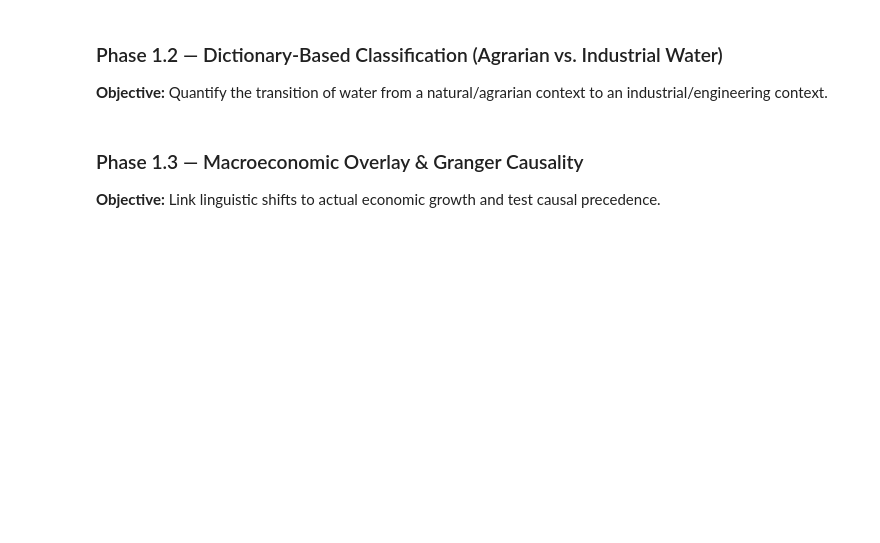
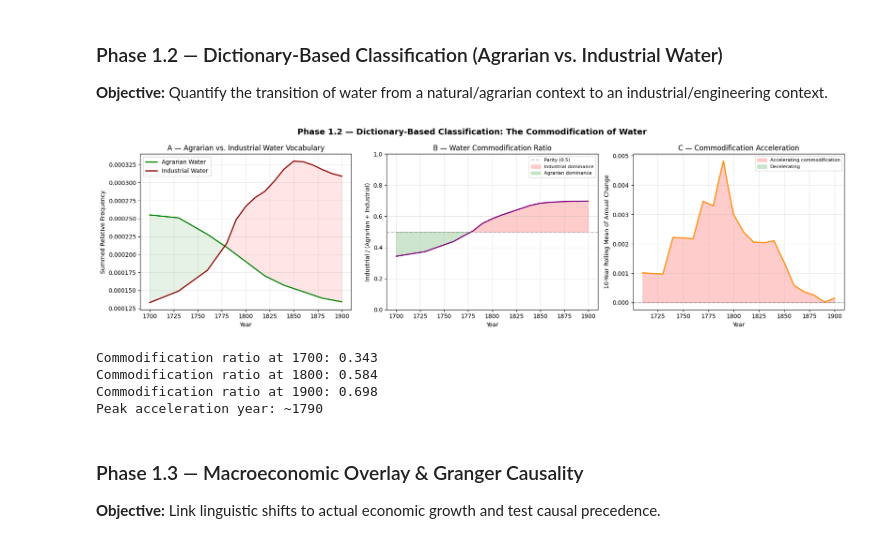
Before and after one commit to percw/water_and_society, a Jupyter notebook: hydro_social_analysis.ipynb, the cells around one changed output. Drawn from its saved outputs; the diff is of its cells as text; code cells hidden in the pictures; blank space fills up the shorter version.

```diff
--- a/hydro_social_analysis.ipynb
+++ b/hydro_social_analysis.ipynb
@@ -172,39 +254,83 @@ plt.show()
 
 **Objective:** Quantify the transition of water from a natural/agrarian context to an industrial/engineering context.
 # %%
-# ── Phase 1.2  Agrarian vs Industrial water ratio ────────────────────────────
+# ── Phase 1.2  Agrarian vs Industrial water ratio (Enhanced) ─────────────────
 
-agrarian_sum   = df_ngram[AGRARIAN_WORDS].sum(axis=1)
-industrial_sum = df_ngram[INDUSTRIAL_WORDS].sum(axis=1)
+agrarian_cols = [w for w in AGRARIAN_WORDS if w in df_ngram.columns]
+industrial_cols = [w for w in INDUSTRIAL_WORDS if w in df_ngram.columns]
+
+agrarian_sum = df_ngram[agrarian_cols].sum(axis=1)
+industrial_sum = df_ngram[industrial_cols].sum(axis=1)
 
 # Commodification ratio: Industrial / (Agrarian + Industrial)
 commodification_ratio = industrial_sum / (agrarian_sum + industrial_sum)
 
-fig, axes = plt.subplots(1, 2, figsize=(14, 5))
+fig, axes = plt.subplots(1, 3, figsize=(18, 5))
 
 # Panel A: Raw frequencies
 ax = axes[0]
 ax.plot(agrarian_sum.index, agrarian_sum, label='Agrarian Water', color='green', linewidth=2)
 ax.plot(industrial_sum.index, industrial_sum, label='Industrial Water', color='darkred', linewidth=2)
+ax.fill_between(agrarian_sum.index, agrarian_sum, industrial_sum, alpha=0.1,
+                where=agrarian_sum > industrial_sum, color='green')
+ax.fill_between(agrarian_sum.index, agrarian_sum, industrial_sum, alpha=0.1,
+                where=industrial_sum > agrarian_sum, color='red')
 ax.set_xlabel('Year')
 ax.set_ylabel('Summed Relative Frequency')
-ax.set_title('Phase 1.2a — Agrarian vs. Industrial Water Vocabulary')
+ax.set_title('A — Agrarian vs. Industrial Water Vocabulary')
 ax.legend()
 ax.grid(True, alpha=0.3)
 
 # Panel B: Commodification ratio
 ax = axes[1]
 ax.plot(commodification_ratio.index, commodification_ratio, color='purple', linewidth=2)
-ax.axhline(y=0.5, color='gray', linestyle='--', alpha=0.5, label='Equilibrium (0.5)')
+ax.axhline(y=0.5, color='gray', linestyle='--', alpha=0.5, label='Parity (0.5)')
+ax.fill_between(commodification_ratio.index, commodification_ratio, 0.5,
+                where=commodification_ratio > 0.5, alpha=0.2, color='red',
+                label='Industrial dominance')
+ax.fill_between(commodification_ratio.index, commodification_ratio, 0.5,
+                where=commodification_ratio < 0.5, alpha=0.2, color='green',
+                label='Agrarian dominance')
 ax.set_xlabel('Year')
 ax.set_ylabel('Industrial / (Agrarian + Industrial)')
-ax.set_title('Phase 1.2b — Water Commodification Ratio')
-ax.legend()
+ax.set_title('B — Water Commodification Ratio')
+ax.set_ylim(0, 1)
+ax.legend(fontsize=8)
 ax.grid(True, alpha=0.3)
 
-fig.suptitle('Phase 1.2 — Dictionary-Based Classification', fontsize=13)
+# Panel C: Rate of change (derivative) of commodification
+ax = axes[2]
+ratio_diff = commodification_ratio.diff().rolling(window=10).mean()
+ax.plot(ratio_diff.index, ratio_diff, color='darkorange', linewidth=2)
+ax.axhline(y=0, color='gray', linestyle='--', alpha=0.5)
+ax.fill_between(ratio_diff.index, ratio_diff, 0,
+                where=ratio_diff > 0, alpha=0.2, color='red', label='Accelerating commodification')
+ax.fill_between(ratio_diff.index, ratio_diff, 0,
+                where=ratio_diff < 0, alpha=0.2, color='green', label='Decelerating')
+ax.set_xlabel('Year')
+ax.set_ylabel('10-Year Rolling Mean of Annual Change')
+ax.set_title('C — Commodification Acceleration')
+ax.legend(fontsize=8)
+ax.grid(True, alpha=0.3)
+
+fig.suptitle('Phase 1.2 — Dictionary-Based Classification: The Commodification of Water',
+             fontsize=14, fontweight='bold')
 fig.tight_layout()
+plt.savefig('data/phase1_2_commodification.png', dpi=150, bbox_inches='tight')
 plt.show()
+
+# Key statistics
+peak_accel_year = ratio_diff.idxmax()
+print(f'Commodification ratio at 1700: {commodification_ratio.loc[1700]:.3f}')
+print(f'Commodification ratio at 1800: {commodification_ratio.loc[1800]:.3f}')
+print(f'Commodification ratio at 1900: {commodification_ratio.loc[1900]:.3f}')
+print(f'Peak acceleration year: ~{peak_accel_year}')
+# %% [output]
+[figure, added]
+Commodification ratio at 1700: 0.343
+Commodification ratio at 1800: 0.584
+Commodification ratio at 1900: 0.698
+Peak acceleration year: ~1790
 # %% [markdown]
 ### Phase 1.3 — Macroeconomic Overlay & Granger Causality
 
```
Also changed, not shown: parts of 26 cells of this notebook, 10 other files.
